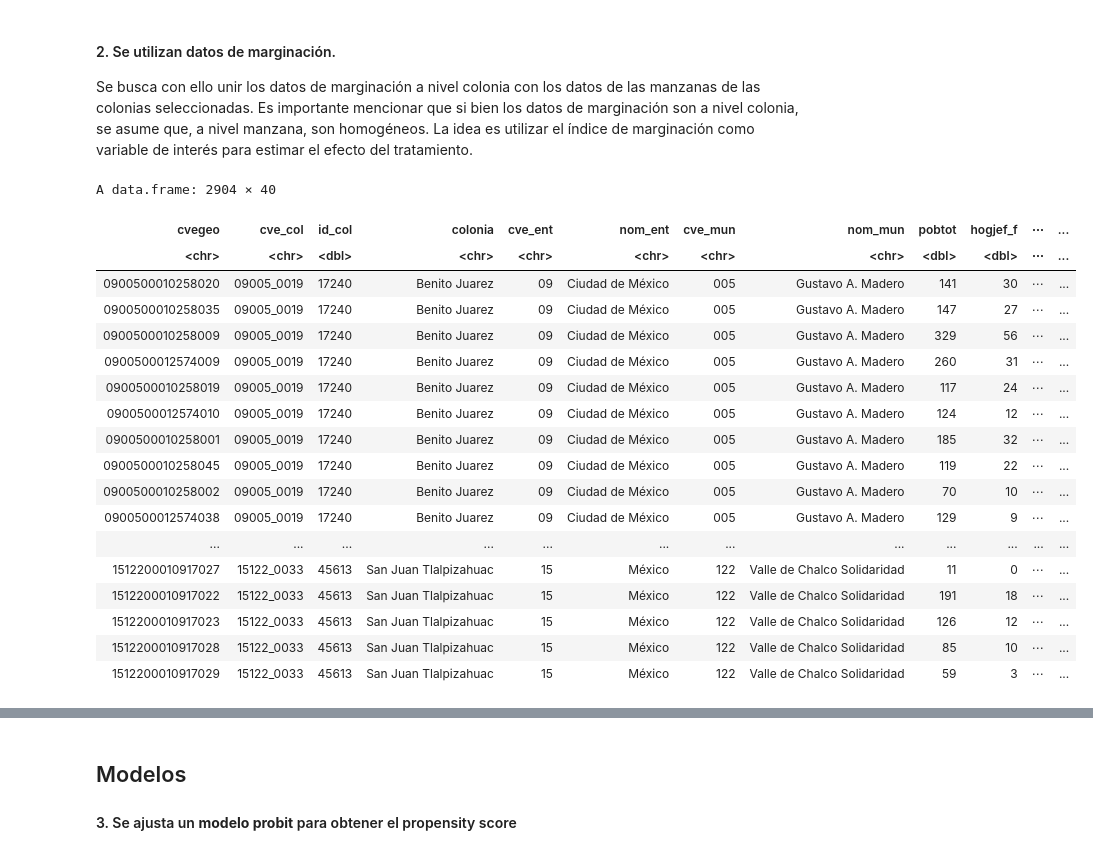
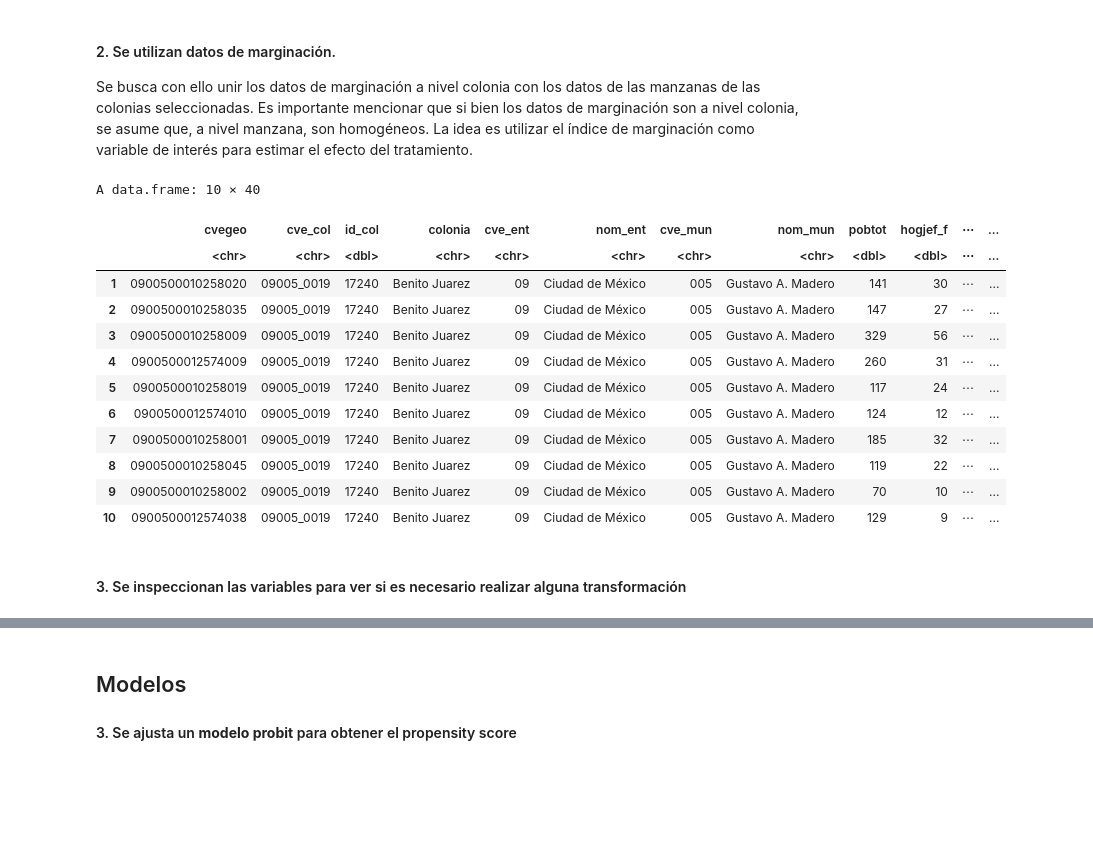
Before and after one commit to claudiodanielpc/proyecto_simi, a Jupyter notebook: scripts/propensity_score.ipynb, the cells around one changed output, grey strips where cells are left out. Drawn from its saved outputs; the diff is of its cells as text; code cells hidden in the pictures; blank space fills up the shorter version.

```diff
--- a/scripts/propensity_score.ipynb
+++ b/scripts/propensity_score.ipynb
@@ -69,25 +125,21 @@ select(cve_col,imn_2020)
 # %%
 #Se unen los datos de marginación a los de las manzanas de las colonias seleccionadas
 datos_colonias<-datos_colonias%>%
 left_join(datos_marginacion, by=c("cve_col"="cve_col"))
-datos_colonias
+head(datos_colonias,10)
 # %% [output]
-A data.frame: 2904 × 40
+A data.frame: 10 × 40
-| cvegeo | cve_col | id_col | colonia | cve_ent | nom_ent | cve_mun | nom_mun | pobtot | hogjef_f | ⋯ | ... |
-| <chr> | <chr> | <dbl> | <chr> | <chr> | <chr> | <chr> | <chr> | <dbl> | <dbl> | ⋯ | ... |
-| 0900500010258020 | 09005_0019 | 17240 | Benito Juarez | 09 | Ciudad de México | 005 | Gustavo A. Madero | 141 | 30 | ⋯ | ... |
-| 0900500010258035 | 09005_0019 | 17240 | Benito Juarez | 09 | Ciudad de México | 005 | Gustavo A. Madero | 147 | 27 | ⋯ | ... |
-| 0900500010258009 | 09005_0019 | 17240 | Benito Juarez | 09 | Ciudad de México | 005 | Gustavo A. Madero | 329 | 56 | ⋯ | ... |
-| 0900500012574009 | 09005_0019 | 17240 | Benito Juarez | 09 | Ciudad de México | 005 | Gustavo A. Madero | 260 | 31 | ⋯ | ... |
-| 0900500010258019 | 09005_0019 | 17240 | Benito Juarez | 09 | Ciudad de México | 005 | Gustavo A. Madero | 117 | 24 | ⋯ | ... |
-| 0900500012574010 | 09005_0019 | 17240 | Benito Juarez | 09 | Ciudad de México | 005 | Gustavo A. Madero | 124 | 12 | ⋯ | ... |
-| 0900500010258001 | 09005_0019 | 17240 | Benito Juarez | 09 | Ciudad de México | 005 | Gustavo A. Madero | 185 | 32 | ⋯ | ... |
-| 0900500010258045 | 09005_0019 | 17240 | Benito Juarez | 09 | Ciudad de México | 005 | Gustavo A. Madero | 119 | 22 | ⋯ | ... |
-| 0900500010258002 | 09005_0019 | 17240 | Benito Juarez | 09 | Ciudad de México | 005 | Gustavo A. Madero | 70 | 10 | ⋯ | ... |
-| 0900500012574038 | 09005_0019 | 17240 | Benito Juarez | 09 | Ciudad de México | 005 | Gustavo A. Madero | 129 | 9 | ⋯ | ... |
-| ... | ... | ... | ... | ... | ... | ... | ... | ... | ... | ... | ... |
-| 1512200010917027 | 15122_0033 | 45613 | San Juan Tlalpizahuac | 15 | México | 122 | Valle de Chalco Solidaridad | 11 | 0 | ⋯ | ... |
-| 1512200010917022 | 15122_0033 | 45613 | San Juan Tlalpizahuac | 15 | México | 122 | Valle de Chalco Solidaridad | 191 | 18 | ⋯ | ... |
-| 1512200010917023 | 15122_0033 | 45613 | San Juan Tlalpizahuac | 15 | México | 122 | Valle de Chalco Solidaridad | 126 | 12 | ⋯ | ... |
-| 1512200010917028 | 15122_0033 | 45613 | San Juan Tlalpizahuac | 15 | México | 122 | Valle de Chalco Solidaridad | 85 | 10 | ⋯ | ... |
-| 1512200010917029 | 15122_0033 | 45613 | San Juan Tlalpizahuac | 15 | México | 122 | Valle de Chalco Solidaridad | 59 | 3 | ⋯ | ... |
+|  | cvegeo | cve_col | id_col | colonia | cve_ent | nom_ent | cve_mun | nom_mun | pobtot | hogjef_f | ⋯ | ... |
+|  | <chr> | <chr> | <dbl> | <chr> | <chr> | <chr> | <chr> | <chr> | <dbl> | <dbl> | ⋯ | ... |
+| 1 | 0900500010258020 | 09005_0019 | 17240 | Benito Juarez | 09 | Ciudad de México | 005 | Gustavo A. Madero | 141 | 30 | ⋯ | ... |
+| 2 | 0900500010258035 | 09005_0019 | 17240 | Benito Juarez | 09 | Ciudad de México | 005 | Gustavo A. Madero | 147 | 27 | ⋯ | ... |
+| 3 | 0900500010258009 | 09005_0019 | 17240 | Benito Juarez | 09 | Ciudad de México | 005 | Gustavo A. Madero | 329 | 56 | ⋯ | ... |
+| 4 | 0900500012574009 | 09005_0019 | 17240 | Benito Juarez | 09 | Ciudad de México | 005 | Gustavo A. Madero | 260 | 31 | ⋯ | ... |
+| 5 | 0900500010258019 | 09005_0019 | 17240 | Benito Juarez | 09 | Ciudad de México | 005 | Gustavo A. Madero | 117 | 24 | ⋯ | ... |
+| 6 | 0900500012574010 | 09005_0019 | 17240 | Benito Juarez | 09 | Ciudad de México | 005 | Gustavo A. Madero | 124 | 12 | ⋯ | ... |
+| 7 | 0900500010258001 | 09005_0019 | 17240 | Benito Juarez | 09 | Ciudad de México | 005 | Gustavo A. Madero | 185 | 32 | ⋯ | ... |
+| 8 | 0900500010258045 | 09005_0019 | 17240 | Benito Juarez | 09 | Ciudad de México | 005 | Gustavo A. Madero | 119 | 22 | ⋯ | ... |
+| 9 | 0900500010258002 | 09005_0019 | 17240 | Benito Juarez | 09 | Ciudad de México | 005 | Gustavo A. Madero | 70 | 10 | ⋯ | ... |
+| 10 | 0900500012574038 | 09005_0019 | 17240 | Benito Juarez | 09 | Ciudad de México | 005 | Gustavo A. Madero | 129 | 9 | ⋯ | ... |
+# %% [markdown]
+#### 3. Se inspeccionan las variables para ver si es necesario realizar alguna transformación
```
Also changed, not shown: parts of 32 cells of this notebook.
